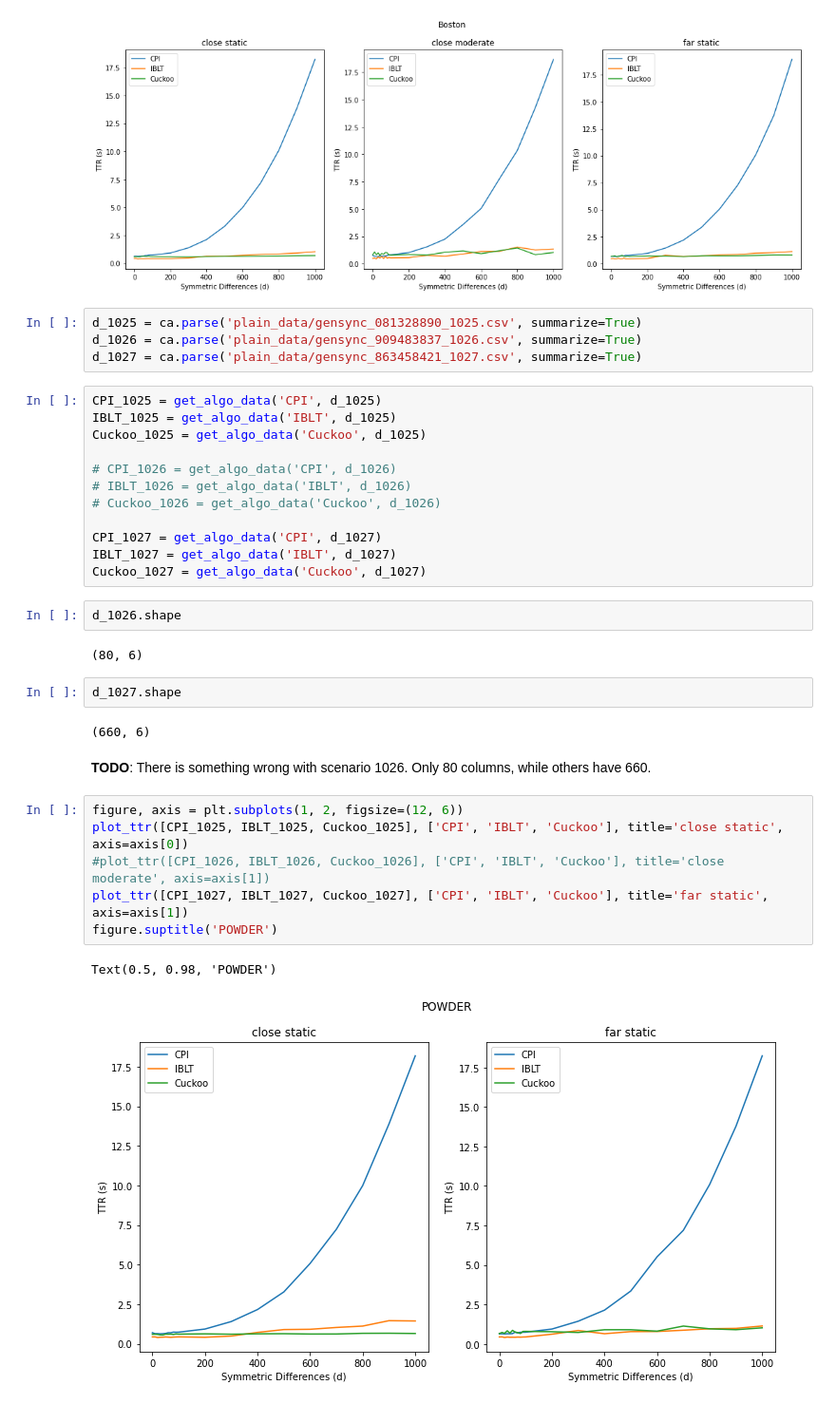
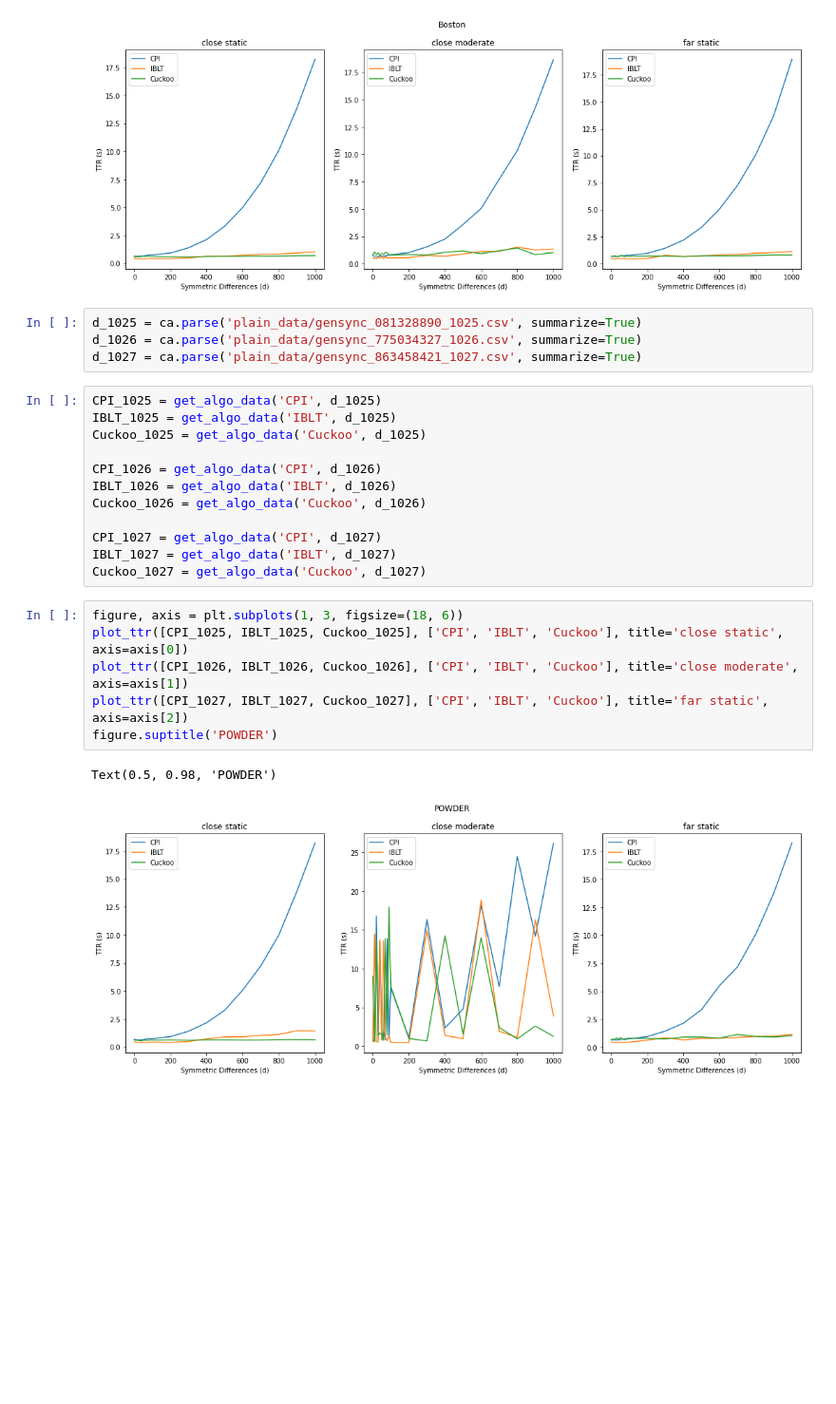
Before and after one commit to nislab/gensync, a Jupyter notebook: run/analysis.ipynb, the cells around one changed output. Shown: that part at 95% size. Cells and saved outputs as stored; diff of their text form; blank space fills up the shorter version.

Commit message:
Scenario 1026 plotted

```diff
--- a/run/analysis.ipynb
+++ b/run/analysis.ipynb
@@ -472,36 +476,26 @@ Text(0.5, 0.98, 'Boston')
 [figure]
 # %%
 d_1025 = ca.parse('plain_data/gensync_081328890_1025.csv', summarize=True)
-d_1026 = ca.parse('plain_data/gensync_909483837_1026.csv', summarize=True)
+d_1026 = ca.parse('plain_data/gensync_775034327_1026.csv', summarize=True)
 d_1027 = ca.parse('plain_data/gensync_863458421_1027.csv', summarize=True)
 # %%
 CPI_1025 = get_algo_data('CPI', d_1025)
 IBLT_1025 = get_algo_data('IBLT', d_1025)
 Cuckoo_1025 = get_algo_data('Cuckoo', d_1025)
 
-# CPI_1026 = get_algo_data('CPI', d_1026)
-# IBLT_1026 = get_algo_data('IBLT', d_1026)
-# Cuckoo_1026 = get_algo_data('Cuckoo', d_1026)
+CPI_1026 = get_algo_data('CPI', d_1026)
+IBLT_1026 = get_algo_data('IBLT', d_1026)
+Cuckoo_1026 = get_algo_data('Cuckoo', d_1026)
 
 CPI_1027 = get_algo_data('CPI', d_1027)
 IBLT_1027 = get_algo_data('IBLT', d_1027)
 Cuckoo_1027 = get_algo_data('Cuckoo', d_1027)
-# %%
-d_1026.shape
-# %% [output]
-(80, 6)
-# %%
-d_1027.shape
-# %% [output]
-(660, 6)
-# %% [markdown]
-**TODO**: There is something wrong with scenario 1026. Only 80 columns, while others have 660.
 # %%
-figure, axis = plt.subplots(1, 2, figsize=(12, 6))
+figure, axis = plt.subplots(1, 3, figsize=(18, 6))
 plot_ttr([CPI_1025, IBLT_1025, Cuckoo_1025], ['CPI', 'IBLT', 'Cuckoo'], title='close static', axis=axis[0])
-#plot_ttr([CPI_1026, IBLT_1026, Cuckoo_1026], ['CPI', 'IBLT', 'Cuckoo'], title='close moderate', axis=axis[1])
-plot_ttr([CPI_1027, IBLT_1027, Cuckoo_1027], ['CPI', 'IBLT', 'Cuckoo'], title='far static', axis=axis[1])
+plot_ttr([CPI_1026, IBLT_1026, Cuckoo_1026], ['CPI', 'IBLT', 'Cuckoo'], title='close moderate', axis=axis[1])
+plot_ttr([CPI_1027, IBLT_1027, Cuckoo_1027], ['CPI', 'IBLT', 'Cuckoo'], title='far static', axis=axis[2])
 figure.suptitle('POWDER')
 # %% [output]
 Text(0.5, 0.98, 'POWDER')
-[figure, old version]
+[figure, new version]
```
Also changed, not shown: parts of 1 cell of this notebook, 2 other files.
